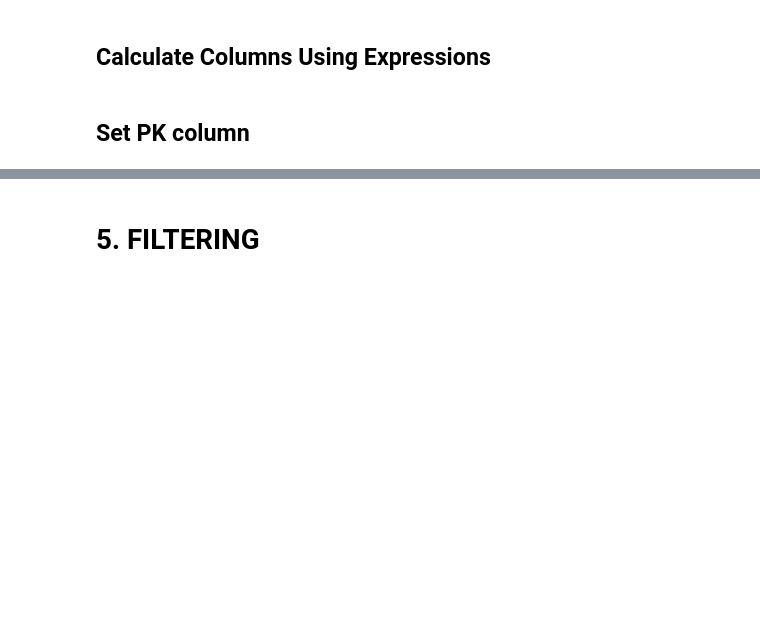
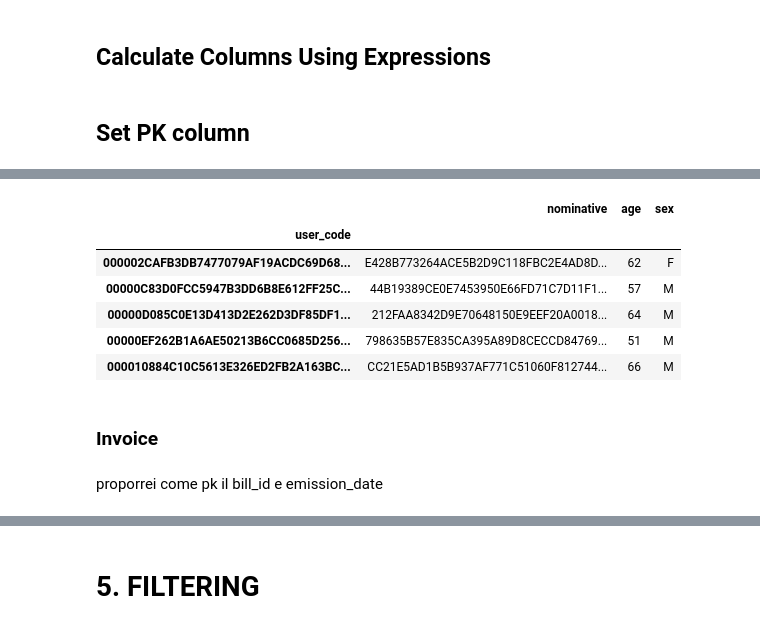
Before and after one commit to Il-Pela/BDMG-Project, a Jupyter notebook: Pelacani.ipynb, the cells around one changed output, grey strips where cells are left out. Saved outputs shown, nothing was run; the diff lists cells and outputs as text; code cells hidden in the pictures; blank space fills up the shorter version.

```diff
--- a/Pelacani.ipynb
+++ b/Pelacani.ipynb
@@ -1410,0 +1689,15 @@ base[base['sex'] == 'P']['sex'].isna().sum().compute()
+# %%
+customer_df = dd.read_parquet('data/customer', blocksize="256MB")
+customer_df.head()
+# %% [output]
+|  | nominative | age | sex |
+| user_code |  |  |  |
+| 000002CAFB3DB7477079AF19ACDC69D68... | E428B773264ACE5B2D9C118FBC2E4AD8D... | 62 | F |
+| 00000C83D0FCC5947B3DD6B8E612FF25C... | 44B19389CE0E7453950E66FD71C7D11F1... | 57 | M |
+| 00000D085C0E13D413D2E262D3DF85DF1... | 212FAA8342D9E70648150E9EEF20A0018... | 64 | M |
+| 00000EF262B1A6AE50213B6CC0685D256... | 798635B57E835CA395A89D8CECCD84769... | 51 | M |
+| 000010884C10C5613E326ED2FB2A163BC... | CC21E5AD1B5B937AF771C51060F812744... | 66 | M |
+# %% [markdown]
+### Invoice
+# %% [markdown]
+proporrei come pk il bill_id e emission_date
```
Also changed, not shown: parts of 53 cells of this notebook.
